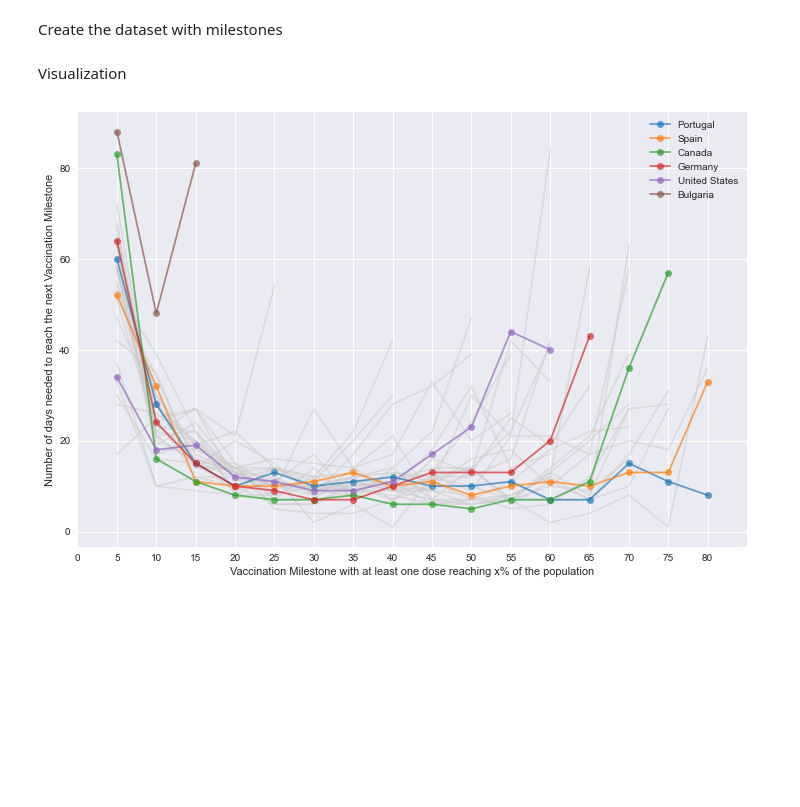
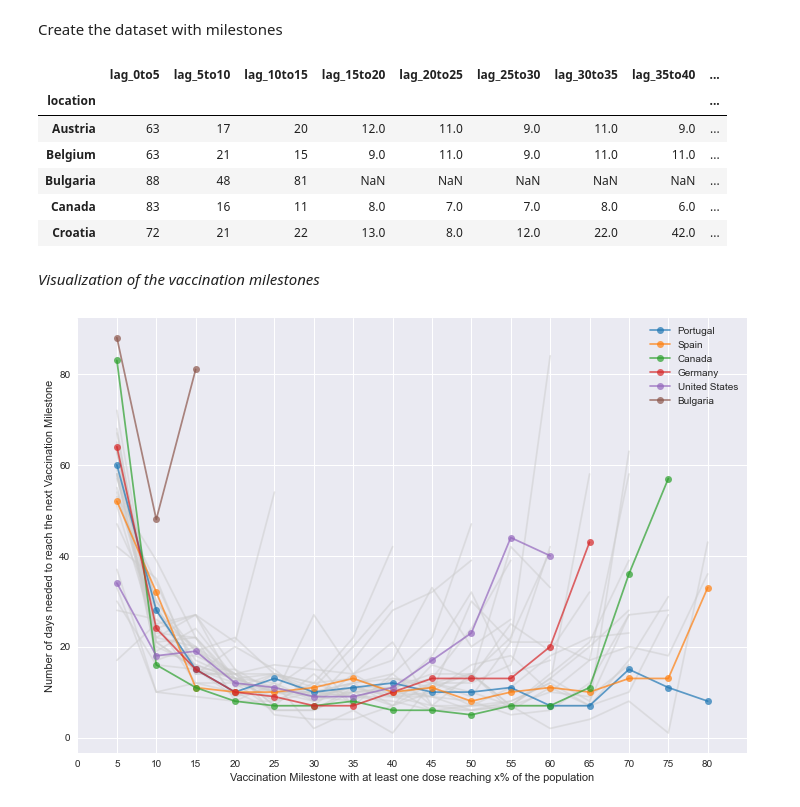
Before and after one commit to jpactuario/udacityDS_covid_vaccination, a Jupyter notebook: COVID-19 Vaccine Inequity and Hesitancy.ipynb, the cells around one changed output. Drawn from its saved outputs; the diff is of its cells as text; code cells hidden in the pictures; blank space fills up the shorter version.

```diff
--- a/COVID-19 Vaccine Inequity and Hesitancy.ipynb
+++ b/COVID-19 Vaccine Inequity and Hesitancy.ipynb
@@ -655,10 +659,19 @@ Create the dataset with milestones
 # %%
 milestones = np.arange(0, 85, 5)
 df_euna_vac_lags, col_names_milestones, col_names_lags = add_vac_milestone(
     df_covid_snapshot.query('location in @countries_euna'), milestones)
 df_euna_vac_lags = df_euna_vac_lags.set_index('location')
+df_euna_vac_lags[col_names_lags].head(5)
+# %% [output]
+|  | lag_0to5 | lag_5to10 | lag_10to15 | lag_15to20 | lag_20to25 | lag_25to30 | lag_30to35 | lag_35to40 | ... |
+| location |  |  |  |  |  |  |  |  | ... |
+| Austria | 63 | 17 | 20 | 12.0 | 11.0 | 9.0 | 11.0 | 9.0 | ... |
+| Belgium | 63 | 21 | 15 | 9.0 | 11.0 | 9.0 | 11.0 | 11.0 | ... |
+| Bulgaria | 88 | 48 | 81 | NaN | NaN | NaN | NaN | NaN | ... |
+| Canada | 83 | 16 | 11 | 8.0 | 7.0 | 7.0 | 8.0 | 6.0 | ... |
+| Croatia | 72 | 21 | 22 | 13.0 | 8.0 | 12.0 | 22.0 | 42.0 | ... |
-# %% [markdown]
-Visualization
+# %% [markdown]
+*Visualization of the vaccination milestones*
 # %%
 def visualize_milestones(highlight_countries, background_countries=[], df=df_euna_vac_lags):
 
```
Also changed, not shown: parts of 18 cells of this notebook, 3 other files.
